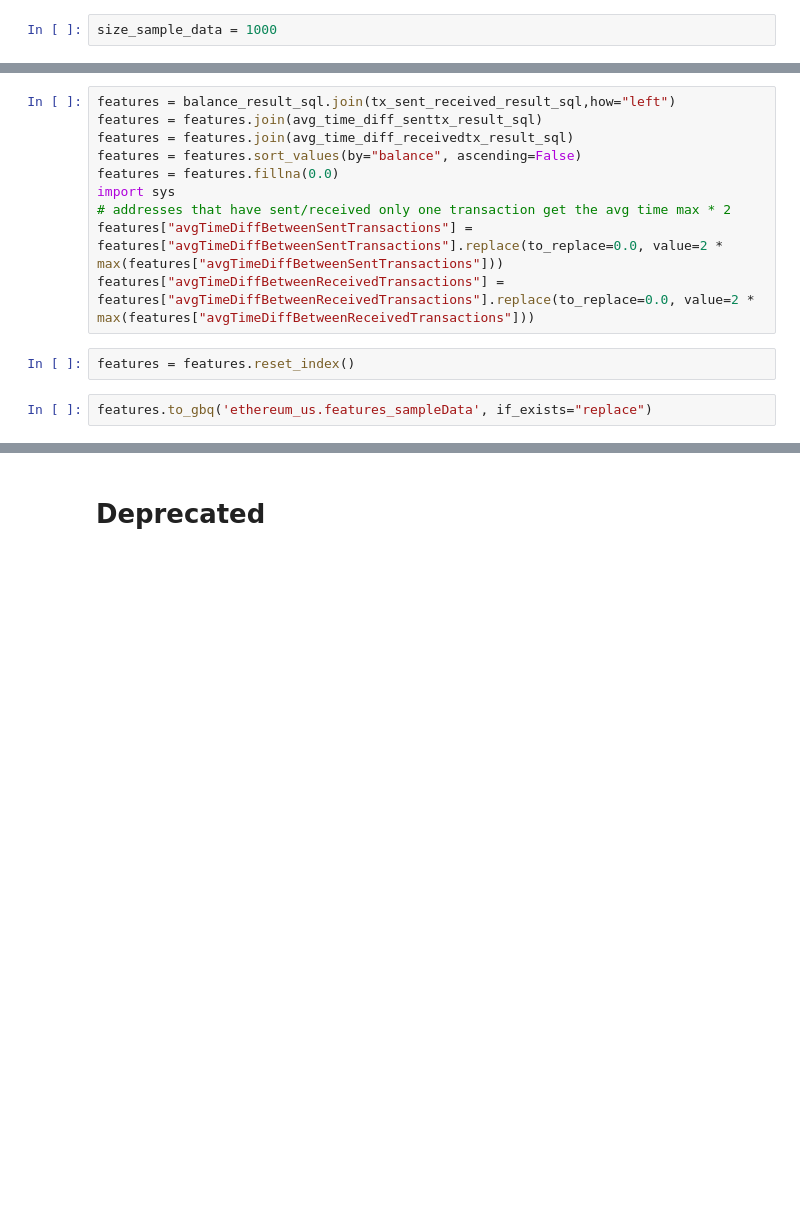
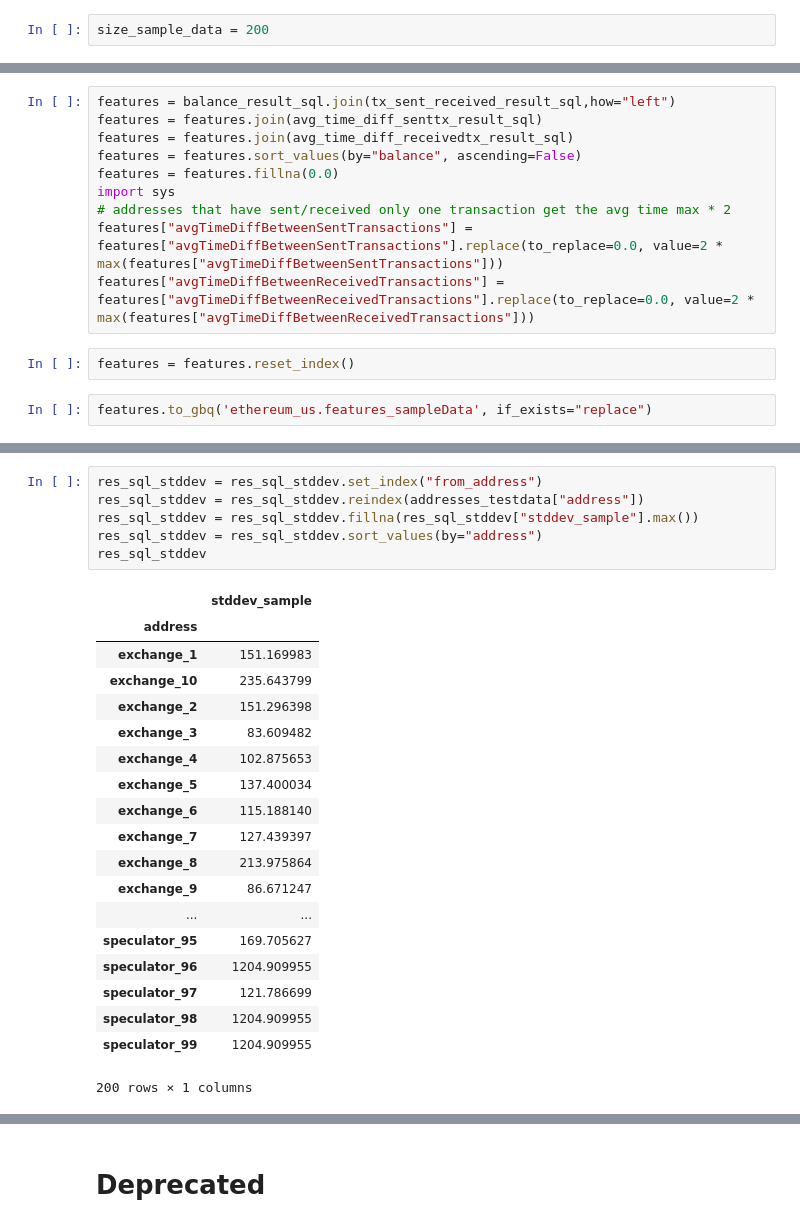
Before and after one commit to mgsgde/ethcluster, a Jupyter notebook: bigquery/bigquery_sql.tests.ipynb, the cells around one changed output, grey strips where cells are left out. Cells and saved outputs as stored; diff of their text form; blank space fills up the shorter version.

```diff
--- a/bigquery/bigquery_sql.tests.ipynb
+++ b/bigquery/bigquery_sql.tests.ipynb
@@ -25,5 +25,5 @@ Query complete after 1.75s
 # %%
-size_sample_data = 1000
+size_sample_data = 200
 # %% [markdown]
 ### Generate sample data for "call_type"
 # %%
@@ -415,0 +450,26 @@ features.to_gbq('ethereum_us.features_sampleData', if_exists="replace")
+# %%
+res_sql_stddev = res_sql_stddev.set_index("from_address")
+res_sql_stddev = res_sql_stddev.reindex(addresses_testdata["address"])
+res_sql_stddev = res_sql_stddev.fillna(res_sql_stddev["stddev_sample"].max())
+res_sql_stddev = res_sql_stddev.sort_values(by="address")
+res_sql_stddev
+# %% [output]
+|  | stddev_sample |
+| address |  |
+| exchange_1 | 151.169983 |
+| exchange_10 | 235.643799 |
+| exchange_2 | 151.296398 |
+| exchange_3 | 83.609482 |
+| exchange_4 | 102.875653 |
+| exchange_5 | 137.400034 |
+| exchange_6 | 115.188140 |
+| exchange_7 | 127.439397 |
+| exchange_8 | 213.975864 |
+| exchange_9 | 86.671247 |
+| ... | ... |
+| speculator_95 | 169.705627 |
+| speculator_96 | 1204.909955 |
+| speculator_97 | 121.786699 |
+| speculator_98 | 1204.909955 |
+| speculator_99 | 1204.909955 |
+200 rows × 1 columns
```
Also changed, not shown: parts of 28 cells of this notebook, 1 other file.
